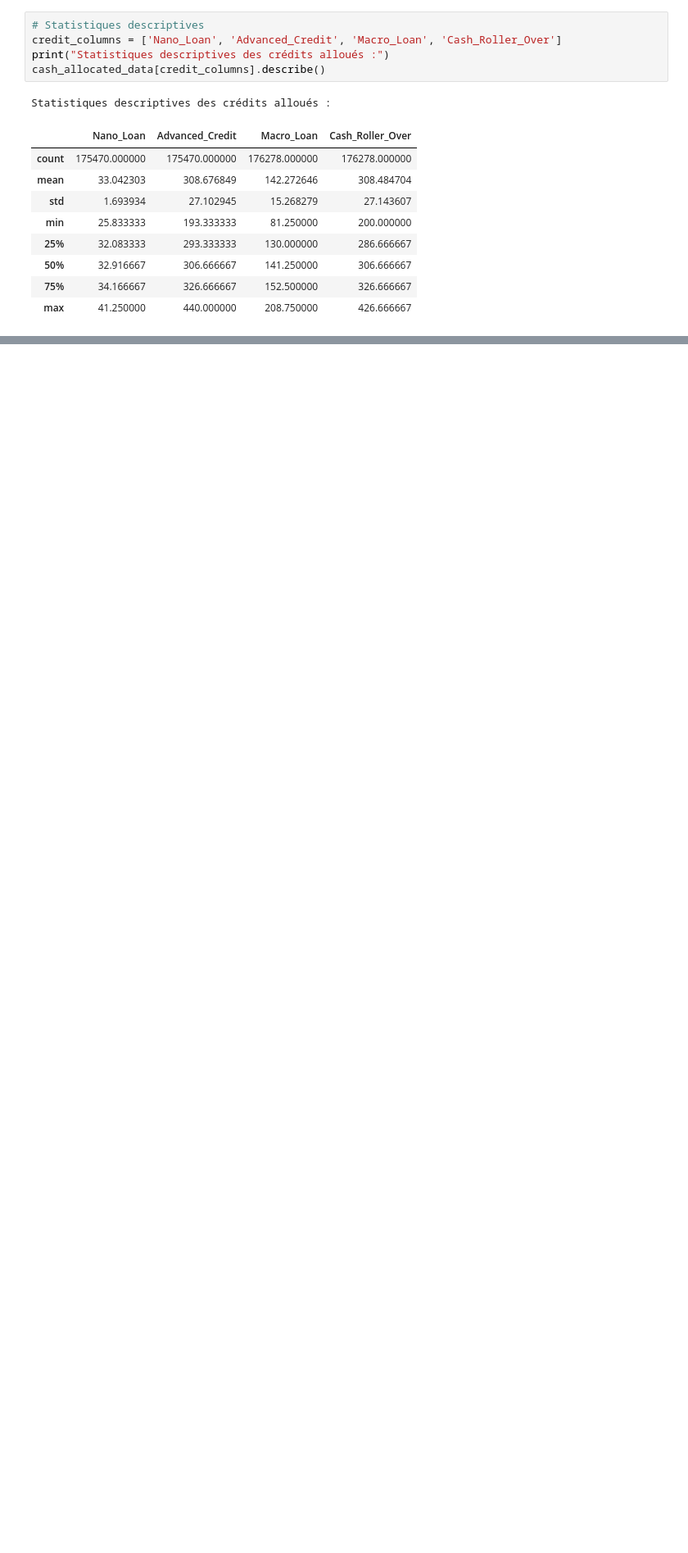
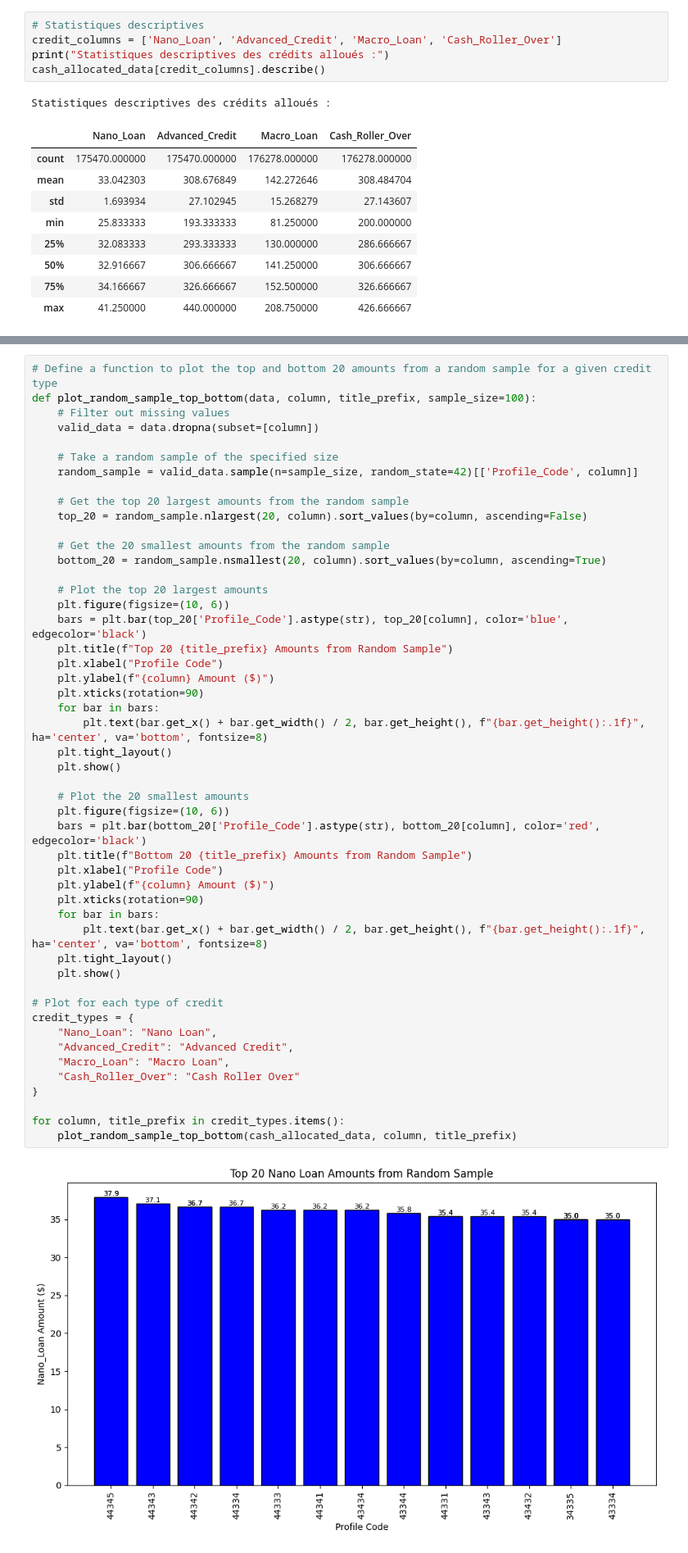
Before and after one commit to joshafouda/fintechforesg, a Jupyter notebook: notebooks/EDA_cash_allocated.ipynb, the cells around one changed output, grey strips where cells are left out. Shown at 82% size. Drawn from its saved outputs; the diff is of its cells as text; blank space fills up the shorter version.

```diff
--- a/notebooks/EDA_cash_allocated.ipynb
+++ b/notebooks/EDA_cash_allocated.ipynb
@@ -63,0 +197,51 @@ plt.show()
+# %%
+# Define a function to plot the top and bottom 20 amounts from a random sample for a given credit type
+def plot_random_sample_top_bottom(data, column, title_prefix, sample_size=100):
+    # Filter out missing values
+    valid_data = data.dropna(subset=[column])
+
+    # Take a random sample of the specified size
+    random_sample = valid_data.sample(n=sample_size, random_state=42)[['Profile_Code', column]]
+
+    # Get the top 20 largest amounts from the random sample
+    top_20 = random_sample.nlargest(20, column).sort_values(by=column, ascending=False)
+
+    # Get the 20 smallest amounts from the random sample
+    bottom_20 = random_sample.nsmallest(20, column).sort_values(by=column, ascending=True)
+
+    # Plot the top 20 largest amounts
+    plt.figure(figsize=(10, 6))
+    bars = plt.bar(top_20['Profile_Code'].astype(str), top_20[column], color='blue', edgecolor='black')
+    plt.title(f"Top 20 {title_prefix} Amounts from Random Sample")
+    plt.xlabel("Profile Code")
+    plt.ylabel(f"{column} Amount ($)")
+    plt.xticks(rotation=90)
+    for bar in bars:
+        plt.text(bar.get_x() + bar.get_width() / 2, bar.get_height(), f"{bar.get_height():.1f}", ha='center', va='bottom', fontsize=8)
+    plt.tight_layout()
+    plt.show()
+
+    # Plot the 20 smallest amounts
+    plt.figure(figsize=(10, 6))
+    bars = plt.bar(bottom_20['Profile_Code'].astype(str), bottom_20[column], color='red', edgecolor='black')
+    plt.title(f"Bottom 20 {title_prefix} Amounts from Random Sample")
+    plt.xlabel("Profile Code")
+    plt.ylabel(f"{column} Amount ($)")
+    plt.xticks(rotation=90)
+    for bar in bars:
+        plt.text(bar.get_x() + bar.get_width() / 2, bar.get_height(), f"{bar.get_height():.1f}", ha='center', va='bottom', fontsize=8)
+    plt.tight_layout()
+    plt.show()
+
+# Plot for each type of credit
+credit_types = {
+    "Nano_Loan": "Nano Loan",
+    "Advanced_Credit": "Advanced Credit",
+    "Macro_Loan": "Macro Loan",
+    "Cash_Roller_Over": "Cash Roller Over"
+}
+
+for column, title_prefix in credit_types.items():
+    plot_random_sample_top_bottom(cash_allocated_data, column, title_prefix)
+# %% [output]
+[figure, added]
```
Also changed, not shown: parts of 8 cells of this notebook, 7 other files.
